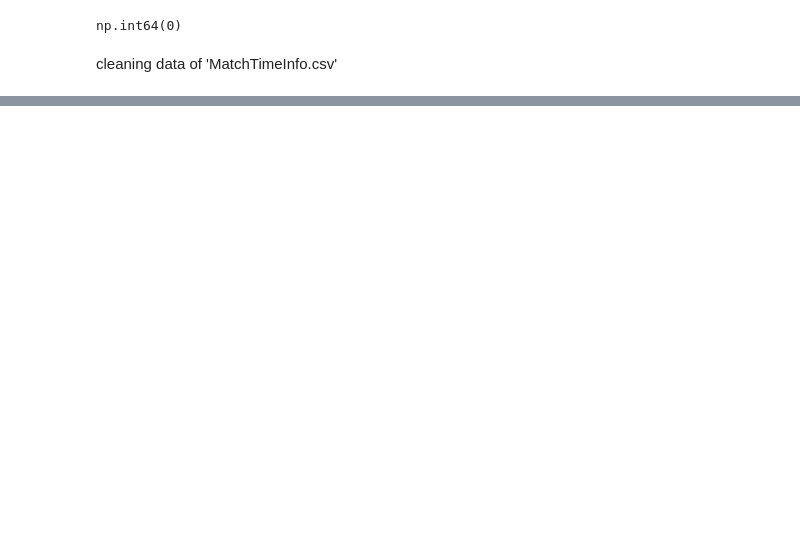
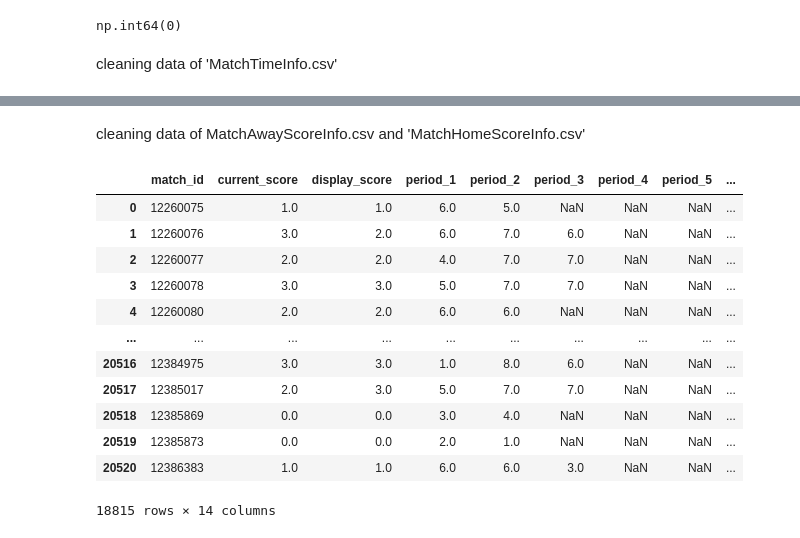
Before and after one commit to mahdieyehalavi/tennisMatchProject, a Jupyter notebook: cleaning_data.ipynb, the cells around one changed output, grey strips where cells are left out. Cells and saved outputs as stored; diff of their text form; code cells hidden in the pictures; blank space fills up the shorter version.

```diff
--- a/cleaning_data.ipynb
+++ b/cleaning_data.ipynb
@@ -24,0 +57,22 @@ match_away_team_df.fillna(0)
+# %% [markdown]
+cleaning data of MatchAwayScoreInfo.csv and 'MatchHomeScoreInfo.csv'
+# %%
+match_away_score_df=pd.read_csv('MatchAwayScoreInfo.csv')
+match_home_score_df=pd.read_csv('MatchHomeScoreInfo.csv')
+# %%
+match_away_score_df.drop_duplicates()
+match_home_score_df.drop_duplicates()
+# %% [output]
+|  | match_id | current_score | display_score | period_1 | period_2 | period_3 | period_4 | period_5 | ... |
+| 0 | 12260075 | 1.0 | 1.0 | 6.0 | 5.0 | NaN | NaN | NaN | ... |
+| 1 | 12260076 | 3.0 | 2.0 | 6.0 | 7.0 | 6.0 | NaN | NaN | ... |
+| 2 | 12260077 | 2.0 | 2.0 | 4.0 | 7.0 | 7.0 | NaN | NaN | ... |
+| 3 | 12260078 | 3.0 | 3.0 | 5.0 | 7.0 | 7.0 | NaN | NaN | ... |
+| 4 | 12260080 | 2.0 | 2.0 | 6.0 | 6.0 | NaN | NaN | NaN | ... |
+| ... | ... | ... | ... | ... | ... | ... | ... | ... | ... |
+| 20516 | 12384975 | 3.0 | 3.0 | 1.0 | 8.0 | 6.0 | NaN | NaN | ... |
+| 20517 | 12385017 | 2.0 | 3.0 | 5.0 | 7.0 | 7.0 | NaN | NaN | ... |
+| 20518 | 12385869 | 0.0 | 0.0 | 3.0 | 4.0 | NaN | NaN | NaN | ... |
+| 20519 | 12385873 | 0.0 | 0.0 | 2.0 | 1.0 | NaN | NaN | NaN | ... |
+| 20520 | 12386383 | 1.0 | 1.0 | 6.0 | 6.0 | 3.0 | NaN | NaN | ... |
+18815 rows × 14 columns
```
Also changed, not shown: parts of 4 cells of this notebook, 1 other file.
